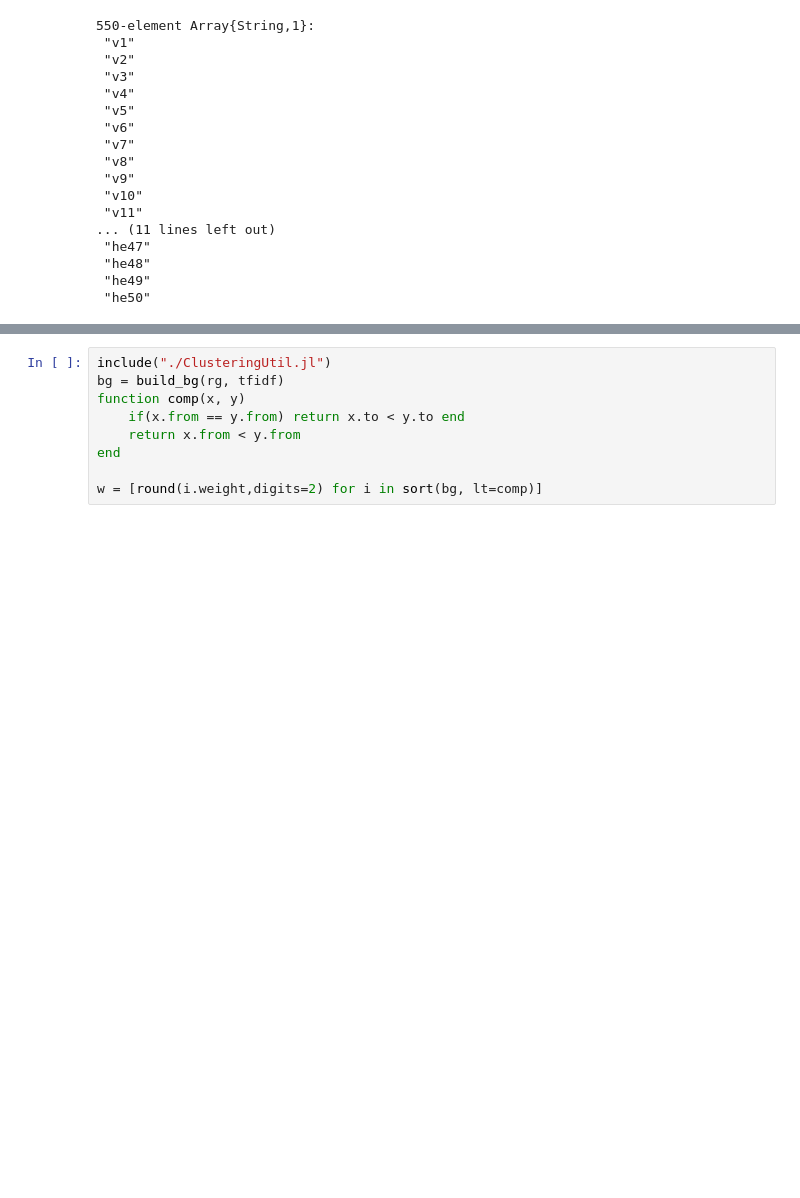
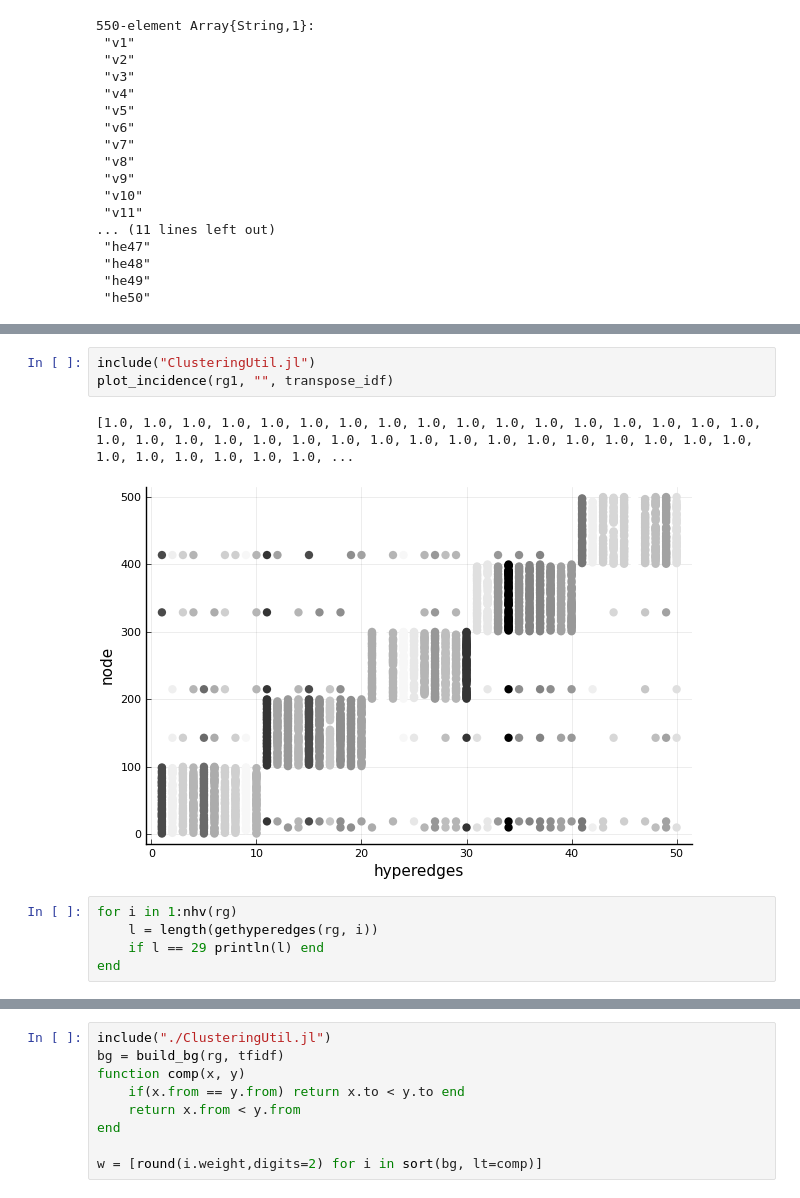
Before and after one commit to Inazuma110/HCBE.jl, a Jupyter notebook: jl/random.ipynb, the cells around one changed output, grey strips where cells are left out. Drawn from its saved outputs; the diff is of its cells as text; blank space fills up the shorter version.

```diff
--- a/jl/random.ipynb
+++ b/jl/random.ipynb
@@ -222,0 +220,11 @@ Plots.scatter(vi)
+# %%
+include("ClusteringUtil.jl")
+plot_incidence(rg1, "", transpose_idf)
+# %% [output]
+[1.0, 1.0, 1.0, 1.0, 1.0, 1.0, 1.0, 1.0, 1.0, 1.0, 1.0, 1.0, 1.0, 1.0, 1.0, 1.0, 1.0, 1.0, 1.0, 1.0, 1.0, 1.0, 1.0, 1.0, 1.0, 1.0, 1.0, 1.0, 1.0, 1.0, 1.0, 1.0, 1.0, 1.0, 1.0, 1.0, 1.0, 1.0, 1.0, 1.0, ...
+[figure, added]
+# %%
+for i in 1:nhv(rg)
+    l = length(gethyperedges(rg, i))
+    if l == 29 println(l) end
+end
```
Also changed, not shown: parts of 14 cells of this notebook, 4 other files.
